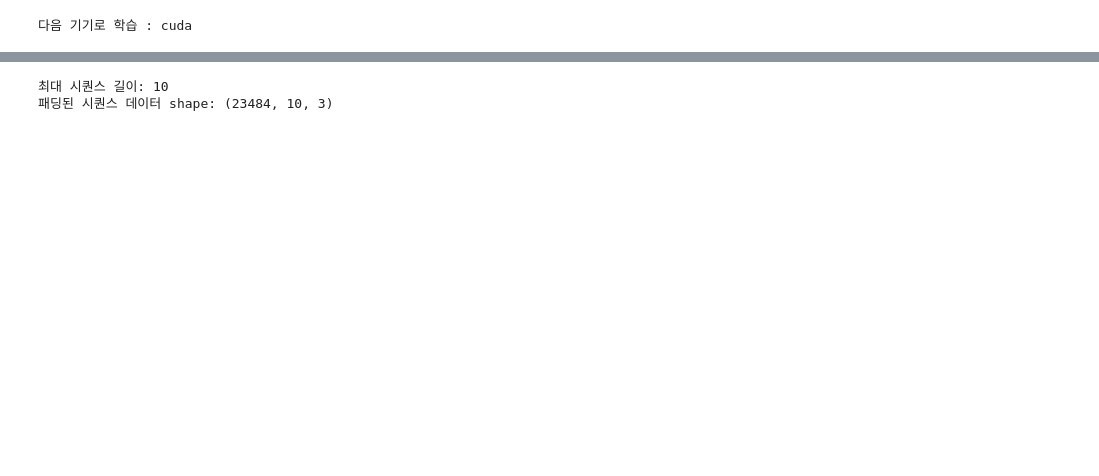
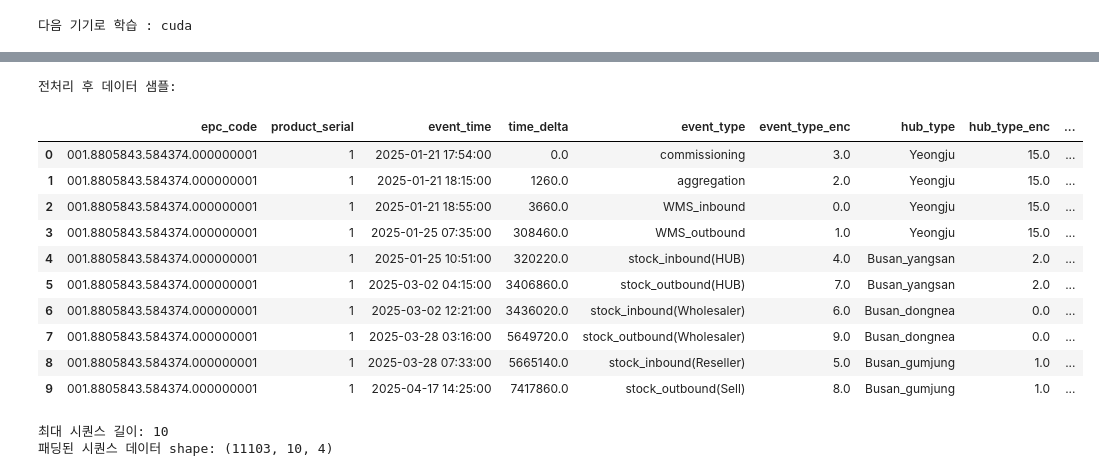
Before and after one commit to lenoau/AI_Project, a Jupyter notebook: Deep_Learning/LSTM.ipynb, the cells around one changed output, grey strips where cells are left out. Cells and saved outputs as stored; diff of their text form; code cells hidden in the pictures; blank space fills up the shorter version.

```diff
--- a/Deep_Learning/LSTM.ipynb
+++ b/Deep_Learning/LSTM.ipynb
@@ -46,21 +47,3 @@ display(df.head(10))
 # (각 이벤트가 첫 이벤트 이후 몇 초 후에 발생했는지를 수치화)
 df['time_delta'] = df.groupby(['epc_code', 'product_serial'])['event_time'] \
                       .transform(lambda x: (x - x.min()).dt.total_seconds())
-# %%
-# 3. 변수 인코딩: event_type과 hub_type
-# 이벤트 종류(event_type) 인코딩
-le_event = LabelEncoder()
-df['event_type_enc'] = le_event.fit_transform(df['event_type'])
-
-# 허브 타입(hub_type) 인코딩
-le_hub = LabelEncoder()
-df['hub_type_enc'] = le_hub.fit_transform(df['hub_type'])
-
-# 수치형 변수 정규화: 시간 차이(time_delta)를 [0,1] 범위로 스케일링
-scaler = MinMaxScaler()
-df['time_delta_scaled'] = scaler.fit_transform(df[['time_delta']])
-
-# 확인
-print("전처리 후 데이터 샘플:")
-display(df[['epc_code', 'product_serial', 'event_time', 'time_delta',
-          'event_type', 'event_type_enc', 'hub_type', 'hub_type_enc', 'time_delta_scaled']].head(10))
@@ -80,7 +50,52 @@ display(df[['epc_code', 'product_serial', 'event_time', 'time_delta',
+# %%
+# 3. 변수 인코딩: event_type과 hub_type
+# 이벤트 종류(event_type) & 허브 타입(hub_type) 인코딩
+encoder = LabelEncoder()
+df[['event_type_enc', 'hub_type_enc']] = encoder.fit_transform(df[['event_type', 'hub_type']])
+
+# 위도, 경도 정규화
+scaler = MinMaxScaler()
+df[['latitude_scaled', 'longitude_scaled']] = scaler.fit_transform(df[['latitude', 'longitude']])
+
+# 이전 위치 정보 추가
+df['prev_latitude'] = df.groupby(['epc_code', 'product_serial'])['latitude'].shift(1)
+df['prev_longitude'] = df.groupby(['epc_code', 'product_serial'])['longitude'].shift(1)
+
+# 벡터화된 거리 계산 함수
+def compute_distance(lat1, lon1, lat2, lon2):
+    if np.isnan(lat2) or np.isnan(lon2):  # 첫 번째 row는 NaN이므로 0으로 설정
+        return 0
+    return geodesic((lat1, lon1), (lat2, lon2)).km
+
+vectorized_distance = np.vectorize(compute_distance)
+df['distance_km'] = vectorized_distance(df['latitude'], df['longitude'], df['prev_latitude'], df['prev_longitude'])
+
+# 시간 차이(time_delta) 및 이동 거리(distance_km) 정규화
+df['time_delta_scaled'] = scaler.fit_transform(df[['time_delta']])
+df['distance_km_scaled'] = scaler.fit_transform(df[['distance_km']])
+
+# 확인
+print("전처리 후 데이터 샘플:")
+display(df[['epc_code', 'product_serial', 'event_time', 'time_delta',
+          'event_type', 'event_type_enc', 'hub_type', 'hub_type_enc',
+          'time_delta_scaled', 'latitude_scaled', 'longitude_scaled', 'distance_km', 'distance_km_scaled']].head(10))
+# %% [output]
+전처리 후 데이터 샘플:
+|  | epc_code | product_serial | event_time | time_delta | event_type | event_type_enc | hub_type | hub_type_enc | ... |
+| 0 | 001.8805843.584374.000000001 | 1 | 2025-01-21 17:54:00 | 0.0 | commissioning | 3.0 | Yeongju | 15.0 | ... |
+| 1 | 001.8805843.584374.000000001 | 1 | 2025-01-21 18:15:00 | 1260.0 | aggregation | 2.0 | Yeongju | 15.0 | ... |
+| 2 | 001.8805843.584374.000000001 | 1 | 2025-01-21 18:55:00 | 3660.0 | WMS_inbound | 0.0 | Yeongju | 15.0 | ... |
+| 3 | 001.8805843.584374.000000001 | 1 | 2025-01-25 07:35:00 | 308460.0 | WMS_outbound | 1.0 | Yeongju | 15.0 | ... |
+| 4 | 001.8805843.584374.000000001 | 1 | 2025-01-25 10:51:00 | 320220.0 | stock_inbound(HUB) | 4.0 | Busan_yangsan | 2.0 | ... |
+| 5 | 001.8805843.584374.000000001 | 1 | 2025-03-02 04:15:00 | 3406860.0 | stock_outbound(HUB) | 7.0 | Busan_yangsan | 2.0 | ... |
+| 6 | 001.8805843.584374.000000001 | 1 | 2025-03-02 12:21:00 | 3436020.0 | stock_inbound(Wholesaler) | 6.0 | Busan_dongnea | 0.0 | ... |
+| 7 | 001.8805843.584374.000000001 | 1 | 2025-03-28 03:16:00 | 5649720.0 | stock_outbound(Wholesaler) | 9.0 | Busan_dongnea | 0.0 | ... |
+| 8 | 001.8805843.584374.000000001 | 1 | 2025-03-28 07:33:00 | 5665140.0 | stock_inbound(Reseller) | 5.0 | Busan_gumjung | 1.0 | ... |
+| 9 | 001.8805843.584374.000000001 | 1 | 2025-04-17 14:25:00 | 7417860.0 | stock_outbound(Sell) | 8.0 | Busan_gumjung | 1.0 | ... |
 # %%
 # 4. 시퀀스 데이터 구성
 # 각 제품(또는 epc_code, product_serial 단위)의 이벤트 시퀀스를 구성합니다.
-feature_columns = ['event_type_enc', 'hub_type_enc', 'time_delta_scaled']
+feature_columns = ['event_type_enc', 'hub_type_enc', 'time_delta_scaled', 'distance_km_scaled']
 
 def create_sequence(group, feature_columns):
     return group[feature_columns].to_numpy(dtype=np.float32)
@@ -99,7 +114,7 @@ print("패딩된 시퀀스 데이터 shape:", X.shape)
 # 예시 출력: (제품 수, max_seq_length, feature 개수)
 # %% [output]
 최대 시퀀스 길이: 10
-패딩된 시퀀스 데이터 shape: (23484, 10, 3)
+패딩된 시퀀스 데이터 shape: (11103, 10, 4)
 # %%
 # 5. LSTM Autoencoder 모델 구성
 # 입력 데이터 shape: (timesteps, input_dim)
```
Also changed, not shown: parts of 5 cells of this notebook, 25 other files.
